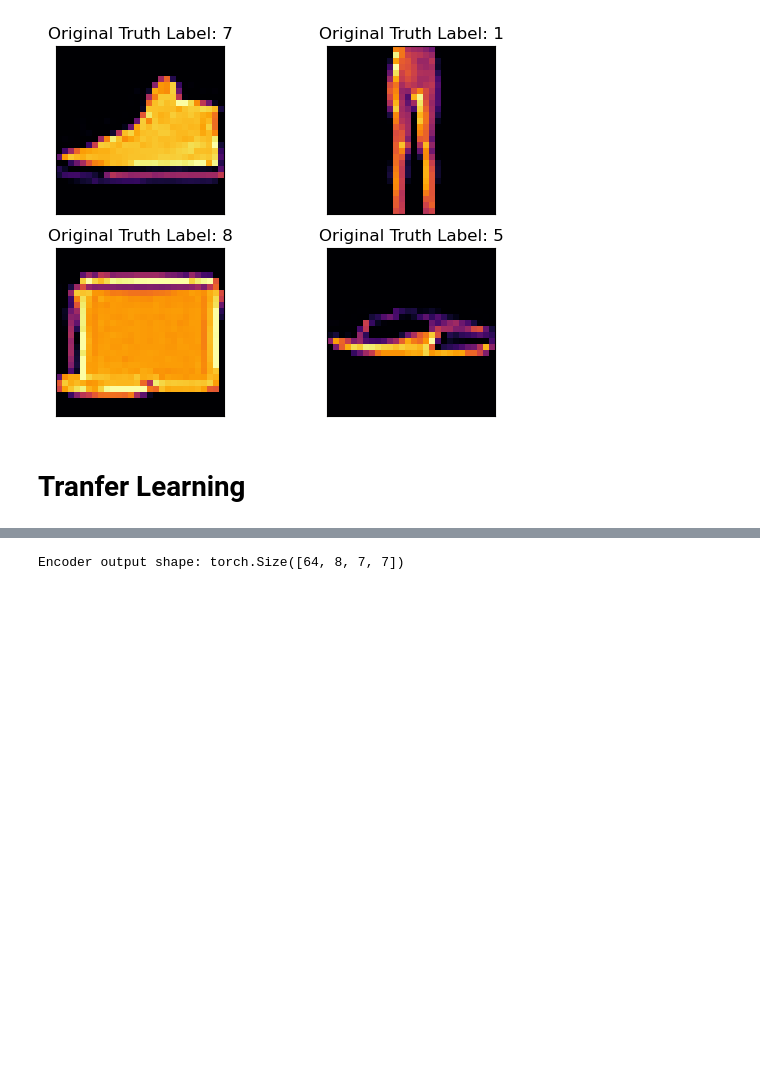
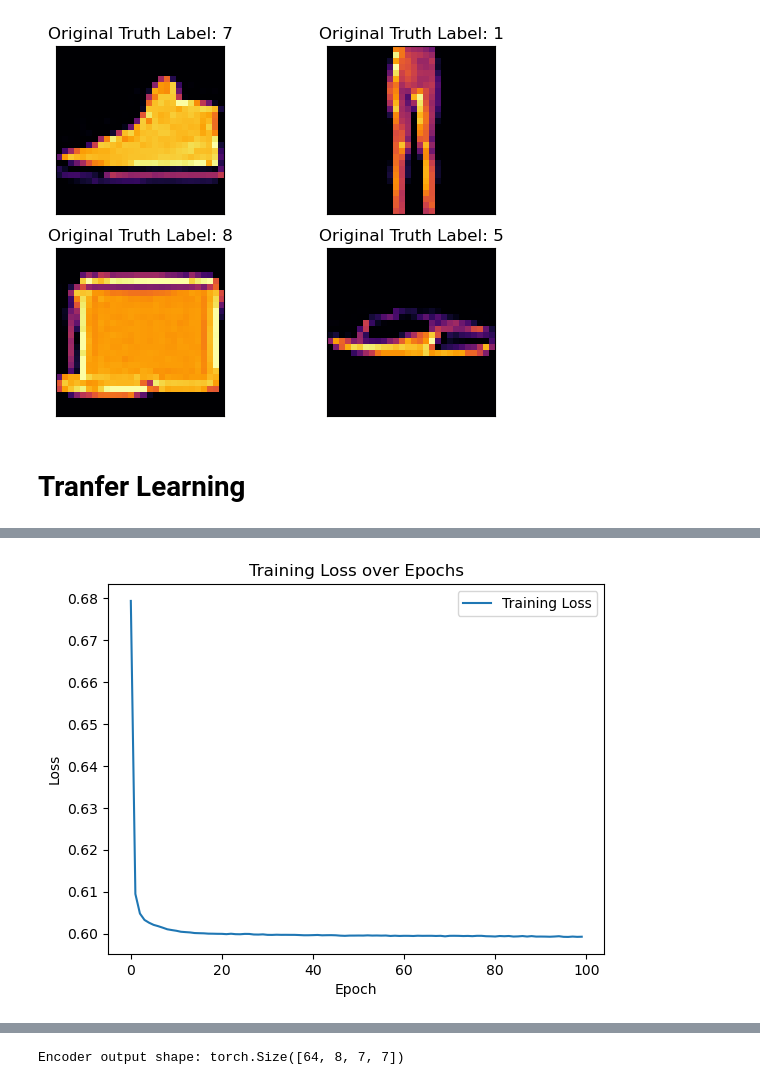
Before and after one commit to Dopo0/Project-deep-unsupervised-learning, a Jupyter notebook: AE_GMMs.ipynb, the cells around one changed output, grey strips where cells are left out. Cells and saved outputs as stored; diff of their text form; code cells hidden in the pictures; blank space fills up the shorter version.

```diff
--- a/AE_GMMs.ipynb
+++ b/AE_GMMs.ipynb
@@ -112,4 +121,14 @@ Epoch [10/10], Loss: 0.6006859683278781
 Finished Training
+# %%
+# Plot the training loss over epochs
+plt.plot(train_losses, label='Training Loss')
+plt.xlabel('Epoch')
+plt.ylabel('Loss')
+plt.title('Training Loss over Epochs')
+plt.legend()
+plt.show()
+# %% [output]
+[figure, added]
 # %%
 # Get a batch of test images
 dataiter = iter(testLoader)
```
Also changed, not shown: parts of 5 cells of this notebook, 1 other file.
